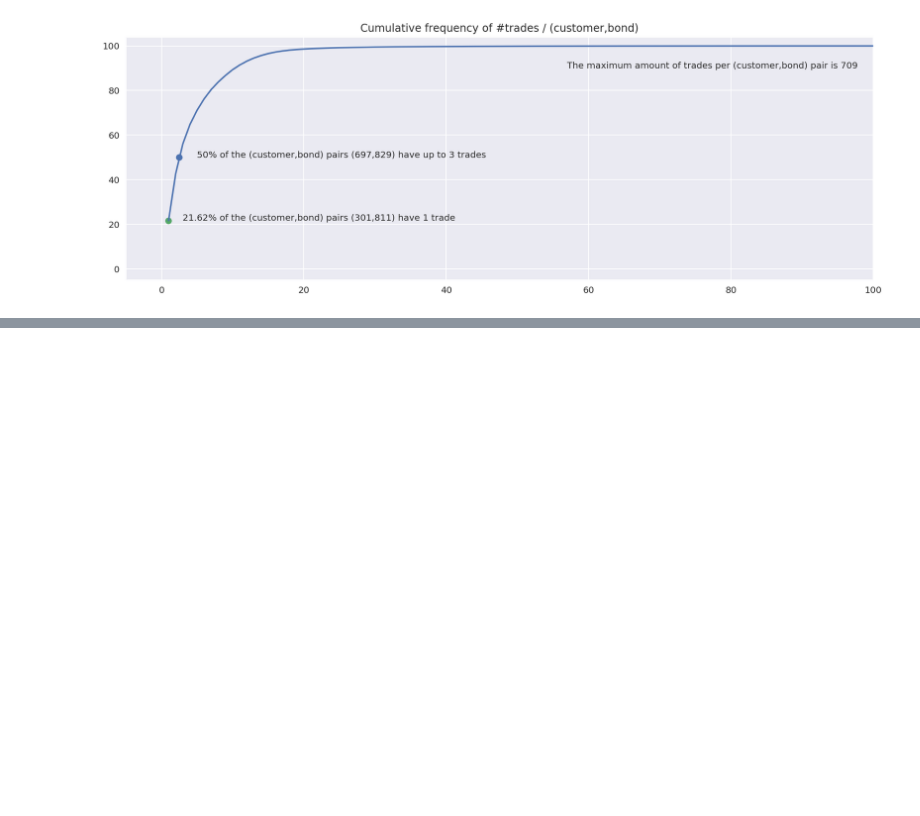
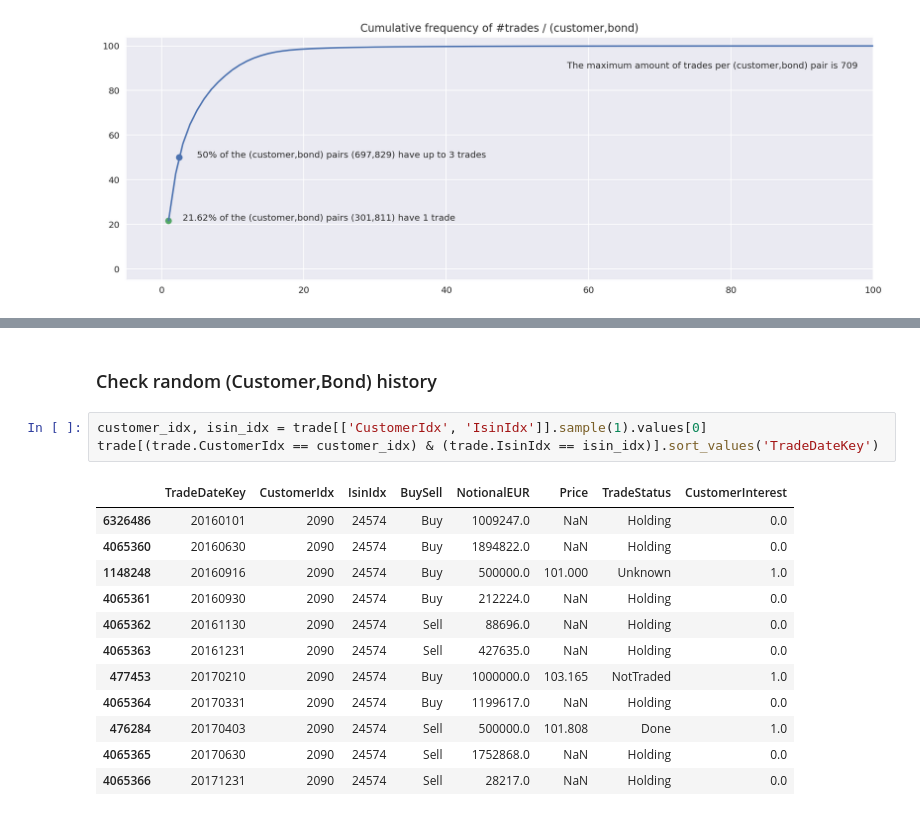
Before and after one commit to Robert-Aduviri/DSG-2018-Qualifiers, a Jupyter notebook: notebooks/robert/RA-01-EDA.ipynb, the cells around one changed output, grey strips where cells are left out. Drawn from its saved outputs; the diff is of its cells as text; blank space fills up the shorter version.

```diff
--- a/notebooks/robert/RA-01-EDA.ipynb
+++ b/notebooks/robert/RA-01-EDA.ipynb
@@ -503,0 +540,18 @@ Text(57,90,'The maximum amount of trades per (customer,bond) pair is 709')
+# %% [markdown]
+### Check random (Customer,Bond) history
+# %%
+customer_idx, isin_idx = trade[['CustomerIdx', 'IsinIdx']].sample(1).values[0]
+trade[(trade.CustomerIdx == customer_idx) & (trade.IsinIdx == isin_idx)].sort_values('TradeDateKey')
+# %% [output]
+|  | TradeDateKey | CustomerIdx | IsinIdx | BuySell | NotionalEUR | Price | TradeStatus | CustomerInterest |
+| 6326486 | 20160101 | 2090 | 24574 | Buy | 1009247.0 | NaN | Holding | 0.0 |
+| 4065360 | 20160630 | 2090 | 24574 | Buy | 1894822.0 | NaN | Holding | 0.0 |
+| 1148248 | 20160916 | 2090 | 24574 | Buy | 500000.0 | 101.000 | Unknown | 1.0 |
+| 4065361 | 20160930 | 2090 | 24574 | Buy | 212224.0 | NaN | Holding | 0.0 |
+| 4065362 | 20161130 | 2090 | 24574 | Sell | 88696.0 | NaN | Holding | 0.0 |
+| 4065363 | 20161231 | 2090 | 24574 | Sell | 427635.0 | NaN | Holding | 0.0 |
+| 477453 | 20170210 | 2090 | 24574 | Buy | 1000000.0 | 103.165 | NotTraded | 1.0 |
+| 4065364 | 20170331 | 2090 | 24574 | Buy | 1199617.0 | NaN | Holding | 0.0 |
+| 476284 | 20170403 | 2090 | 24574 | Sell | 500000.0 | 101.808 | Done | 1.0 |
+| 4065365 | 20170630 | 2090 | 24574 | Sell | 1752868.0 | NaN | Holding | 0.0 |
+| 4065366 | 20171231 | 2090 | 24574 | Sell | 28217.0 | NaN | Holding | 0.0 |
```
Also changed, not shown: parts of 4 cells of this notebook, 2 other files.
